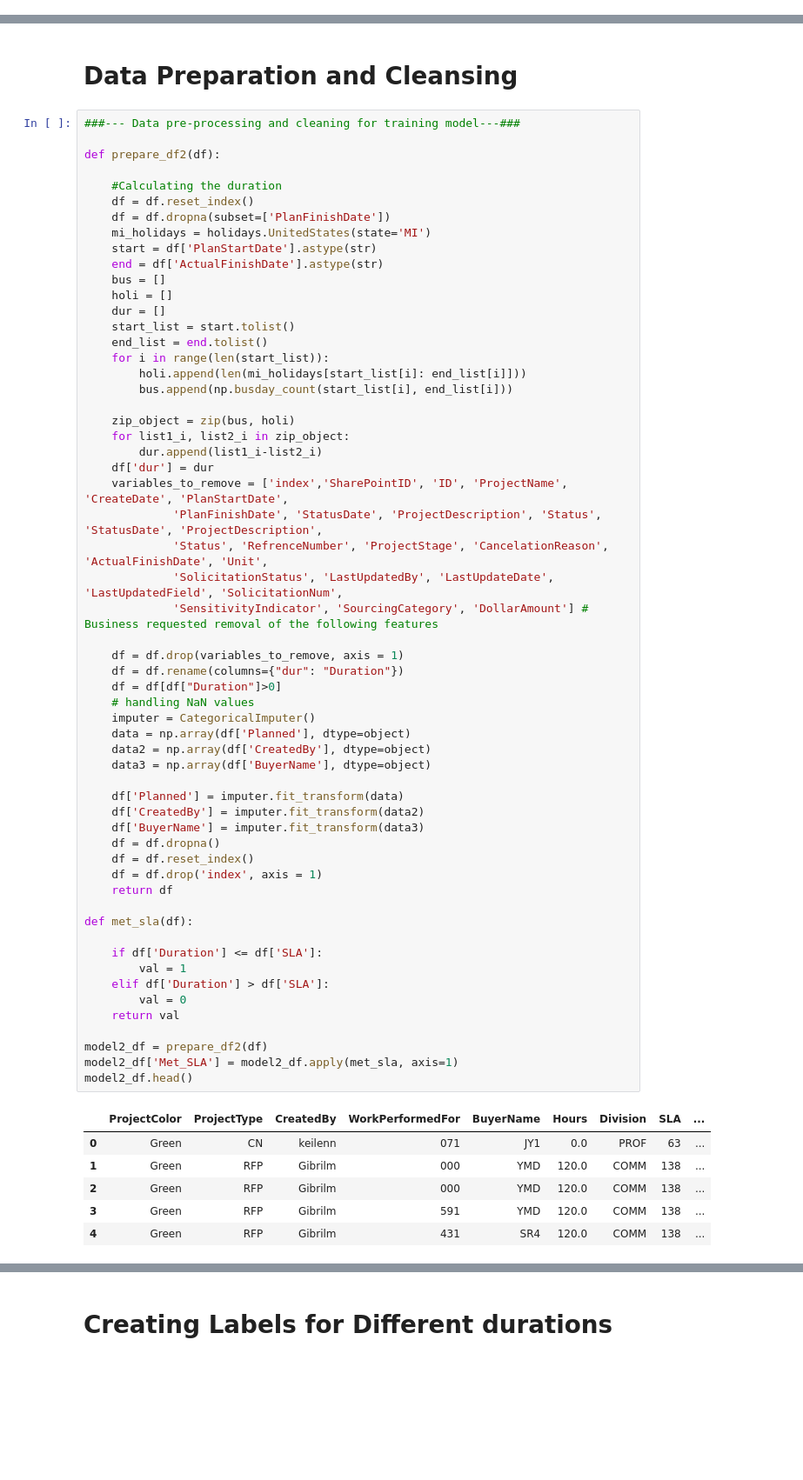
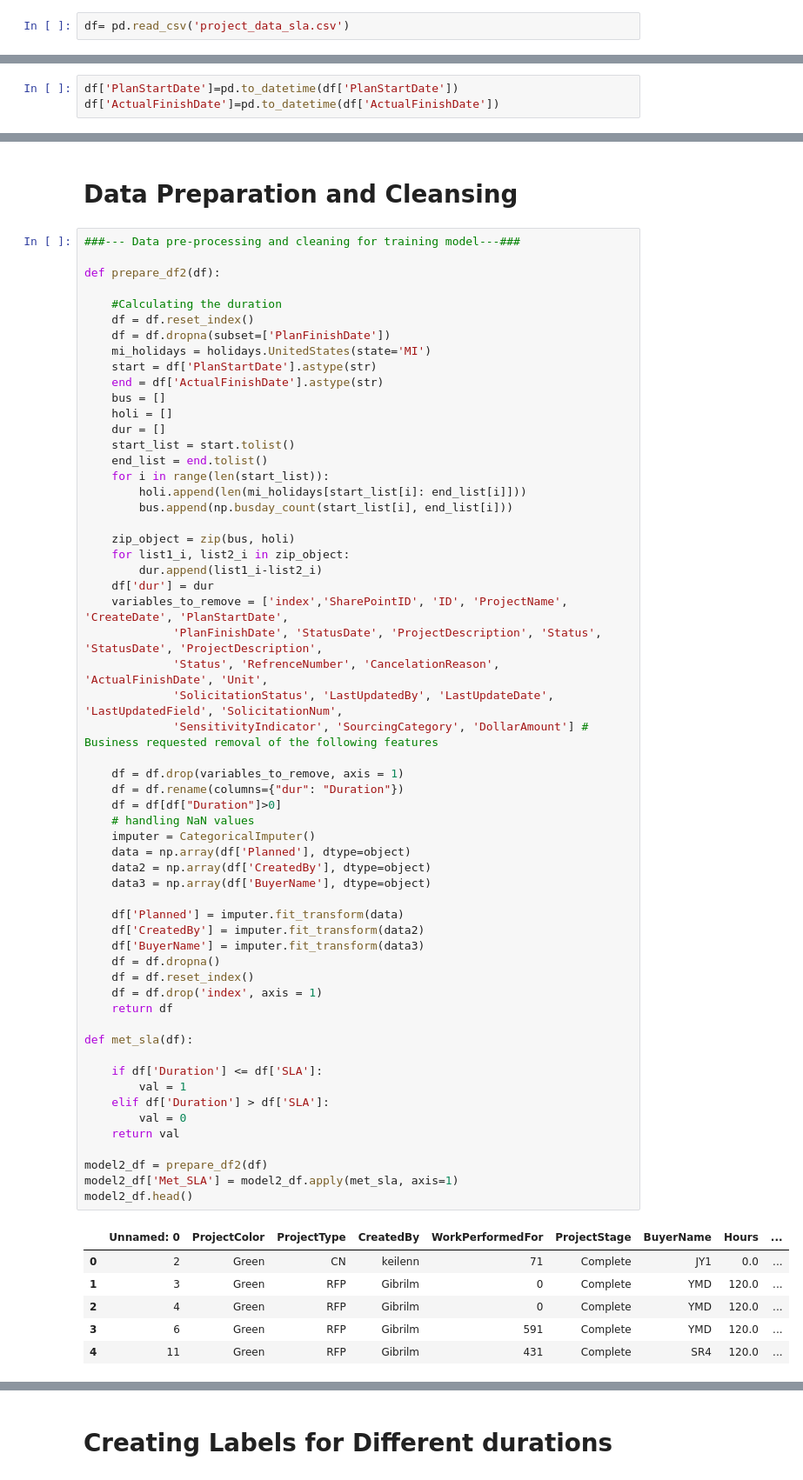
Before and after one commit to gibril4666/694, a Jupyter notebook: Task-2 MG.ipynb, the cells around one changed output, grey strips where cells are left out. Shown: that part at 87% size. Saved outputs shown, nothing was run; the diff lists cells and outputs as text; blank space fills up the shorter version.

```diff
--- a/Task-2 MG.ipynb
+++ b/Task-2 MG.ipynb
@@ -78 +50,3 @@ df.shape
+# %%
+df= pd.read_csv('project_data_sla.csv')
 # %%
@@ -93,0 +65,3 @@ df
+# %%
+df['PlanStartDate']=pd.to_datetime(df['PlanStartDate'])
+df['ActualFinishDate']=pd.to_datetime(df['ActualFinishDate'])
@@ -119,42 +113,42 @@ def prepare_df2(df):
     df['dur'] = dur
     variables_to_remove = ['index','SharePointID', 'ID', 'ProjectName', 'CreateDate', 'PlanStartDate',
              'PlanFinishDate', 'StatusDate', 'ProjectDescription', 'Status', 'StatusDate', 'ProjectDescription',
-             'Status', 'RefrenceNumber', 'ProjectStage', 'CancelationReason', 'ActualFinishDate', 'Unit',
+             'Status', 'RefrenceNumber', 'CancelationReason', 'ActualFinishDate', 'Unit',
              'SolicitationStatus', 'LastUpdatedBy', 'LastUpdateDate', 'LastUpdatedField', 'SolicitationNum',
              'SensitivityIndicator', 'SourcingCategory', 'DollarAmount'] # Business requested removal of the following features
 
     df = df.drop(variables_to_remove, axis = 1)
     df = df.rename(columns={"dur": "Duration"})
     df = df[df["Duration"]>0]
     # handling NaN values
     imputer = CategoricalImputer()
     data = np.array(df['Planned'], dtype=object)
     data2 = np.array(df['CreatedBy'], dtype=object)
     data3 = np.array(df['BuyerName'], dtype=object)
 
     df['Planned'] = imputer.fit_transform(data)
     df['CreatedBy'] = imputer.fit_transform(data2)
     df['BuyerName'] = imputer.fit_transform(data3)
     df = df.dropna()
     df = df.reset_index()
     df = df.drop('index', axis = 1)
     return df
 
 def met_sla(df):
 
     if df['Duration'] <= df['SLA']:
         val = 1
     elif df['Duration'] > df['SLA']:
         val = 0
     return val
 
 model2_df = prepare_df2(df)
 model2_df['Met_SLA'] = model2_df.apply(met_sla, axis=1)
 model2_df.head()
 # %% [output]
-|  | ProjectColor | ProjectType | CreatedBy | WorkPerformedFor | BuyerName | Hours | Division | SLA | ... |
-| 0 | Green | CN | keilenn | 071 | JY1 | 0.0 | PROF | 63 | ... |
-| 1 | Green | RFP | Gibrilm | 000 | YMD | 120.0 | COMM | 138 | ... |
-| 2 | Green | RFP | Gibrilm | 000 | YMD | 120.0 | COMM | 138 | ... |
-| 3 | Green | RFP | Gibrilm | 591 | YMD | 120.0 | COMM | 138 | ... |
-| 4 | Green | RFP | Gibrilm | 431 | SR4 | 120.0 | COMM | 138 | ... |
+|  | Unnamed: 0 | ProjectColor | ProjectType | CreatedBy | WorkPerformedFor | ProjectStage | BuyerName | Hours | ... |
+| 0 | 2 | Green | CN | keilenn | 71 | Complete | JY1 | 0.0 | ... |
+| 1 | 3 | Green | RFP | Gibrilm | 0 | Complete | YMD | 120.0 | ... |
+| 2 | 4 | Green | RFP | Gibrilm | 0 | Complete | YMD | 120.0 | ... |
+| 3 | 6 | Green | RFP | Gibrilm | 591 | Complete | YMD | 120.0 | ... |
+| 4 | 11 | Green | RFP | Gibrilm | 431 | Complete | SR4 | 120.0 | ... |
```
Also changed, not shown: parts of 30 cells of this notebook.
